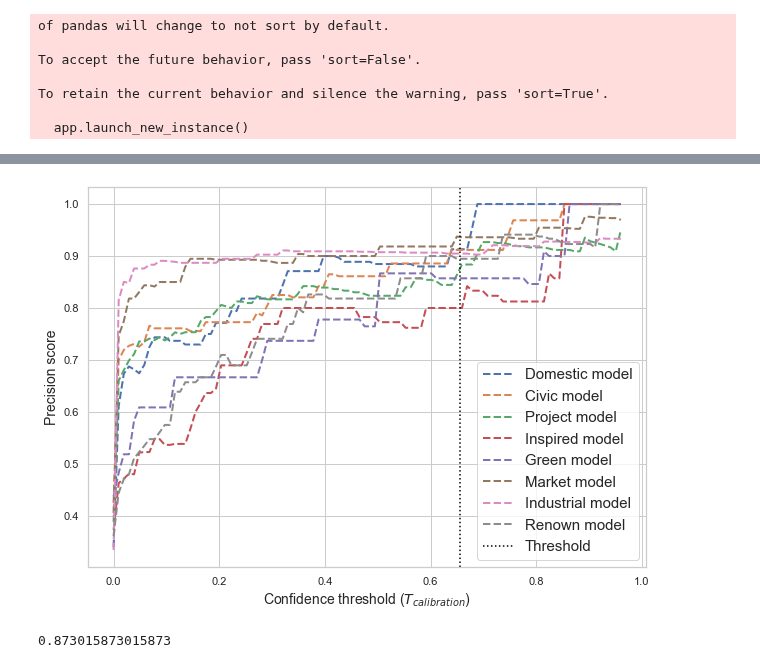
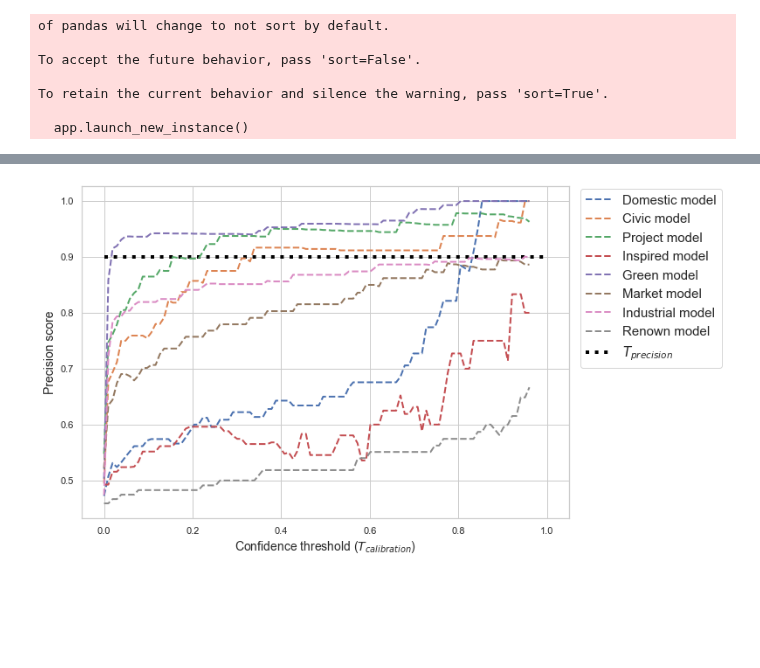
Before and after one commit to aideenf/AIVC, a Jupyter notebook: cp_wssc/Paper experiments.ipynb, the cells around one changed output, grey strips where cells are left out. Drawn from its saved outputs; the diff is of its cells as text; code cells hidden in the pictures; blank space fills up the shorter version.

```diff
--- a/cp_wssc/Paper experiments.ipynb
+++ b/cp_wssc/Paper experiments.ipynb
@@ -65,7 +69,7 @@ for f_name in gathered_data_files:
 
 gathered_dfs.append(training_df)##Adding training data sentences
 
-extended_tokenizer = parsing_helpers.create_tokenizer(pd.concat(gathered_dfs), "text", 100000)
+extended_tokenizer = parsing_helpers.create_tokenizer(pd.concat(gathered_dfs), "text", 10000)
 # %% [output]
 of pandas will change to not sort by default.
 
@@ -92,6 +96,20 @@ def _read_glove_embeddings(glove_dir, embedding_dim):
 embeddings_index =_read_glove_embeddings(glove_dir=paths.GLOVE_DIR_LOCAL, embedding_dim=100)
 # %%
 ## Train DL models
+"""
+N=1
+models = []
+for i in range(N):
+    result = model_helpers.train_DL_models(training_df,
+                data_class_column="convention",
+                data_label_column="label",
+                tokenizer=extended_tokenizer,
+                random_seed=0,
+                use_validation=True)
+    models.append(result)
+
+"""
+
 _DLModels, _DLTokenizers, _DLData_val_x, _DLData_val_y, _DLTrain_histories = model_helpers.train_DL_models(training_df,
                 data_class_column="convention",
                 data_label_column="label",
@@ -287,29 +332,46 @@ for k in _DLModels.keys():
 # %%
 plt.figure(figsize=(10,7))
 
-equalized_precisions_threshold = 0.656
+precissions_threshold = 0.9
+classifier_thresholds = {}
 
 for k in _conventions_matches_precissions:
     x = thresholds
-    y = _conventions_matches_precissions[k]
+    y = np.array(_conventions_matches_precissions[k])
 
-    plt.plot(x,y, marker='', linewidth=2, linestyle='dashed', label=k.replace("training_", "").replace(".txt", "")+" model")
 
+
+for k in _conventions_matches_precissions:
+    x = thresholds
+    y = np.array(_conventions_matches_precissions[k])
+
+
+    plt.plot(x,y, marker='', linewidth=2, linestyle='dashed', label=k.replace("training_", "").replace(".txt", "").capitalize()+" model")
+
+    t_index=None
+    try:
+        t_index = np.argwhere(y > precissions_threshold)[0]
+    except:
+        pass
+
+    if t_index is not None:
+        classifier_thresholds[k] = x[t_index]
+        #plt.plot(x[t_index], y[t_index], 'bo')
 
 #plt.title("Comparing precission scores for all classifiers", fontdict={'fontsize':20}, pad=25)
 plt.xlabel("Confidence threshold ($T_{calibration}$)", fontsize=14)
 plt.ylabel("Precision score", fontsize=14)
-plt.axvline(x=equalized_precisions_threshold, color='black', linestyle=":", label="Threshold")
+plt.hlines(y=precissions_threshold, xmin=0, xmax=1.00001, color='black', linestyle=":", lw=4, label="$T_{precision}$")
 
 """plt.legend([x.replace("training_", "").replace(".txt", "")+" model"
             for x in list(_conventions_matches_precissions.keys())], fontsize=15)
 """
 
-plt.legend(fontsize=15)
+plt.legend(fontsize=15, bbox_to_anchor=(1.01, 1.01))
 
 plt.show()
 # %% [output]
-[figure, old version]
+[figure, new version]
 # %%
 from sklearn.metrics import accuracy_score, auc, precision_score, roc_curve
 import tqdm
@@ -320,17 +382,15 @@ def apply_pred_threshold(preds, t):
     res[preds>=t] = 1
     return res
 # %%
-k = "Green"
+k = "green"
 model = _DLModels[k]
 x_val = _DLData_val_x[k]
 y_val = _DLData_val_y[k][:,1]
 
 pred = model.predict(x_val)[:,1]
-y_pred = apply_pred_threshold(pred, t_calibration)
+y_pred = apply_pred_threshold(pred, equalized_precisions_threshold)
 
 roc_auc_score(y_val, y_pred)
-# %% [output]
-0.873015873015873
 # %%
 def train_models_and_get_scores(df, t_calibration, N_executions=1):
     accs = {}
```
Also changed, not shown: parts of 53 cells of this notebook.
